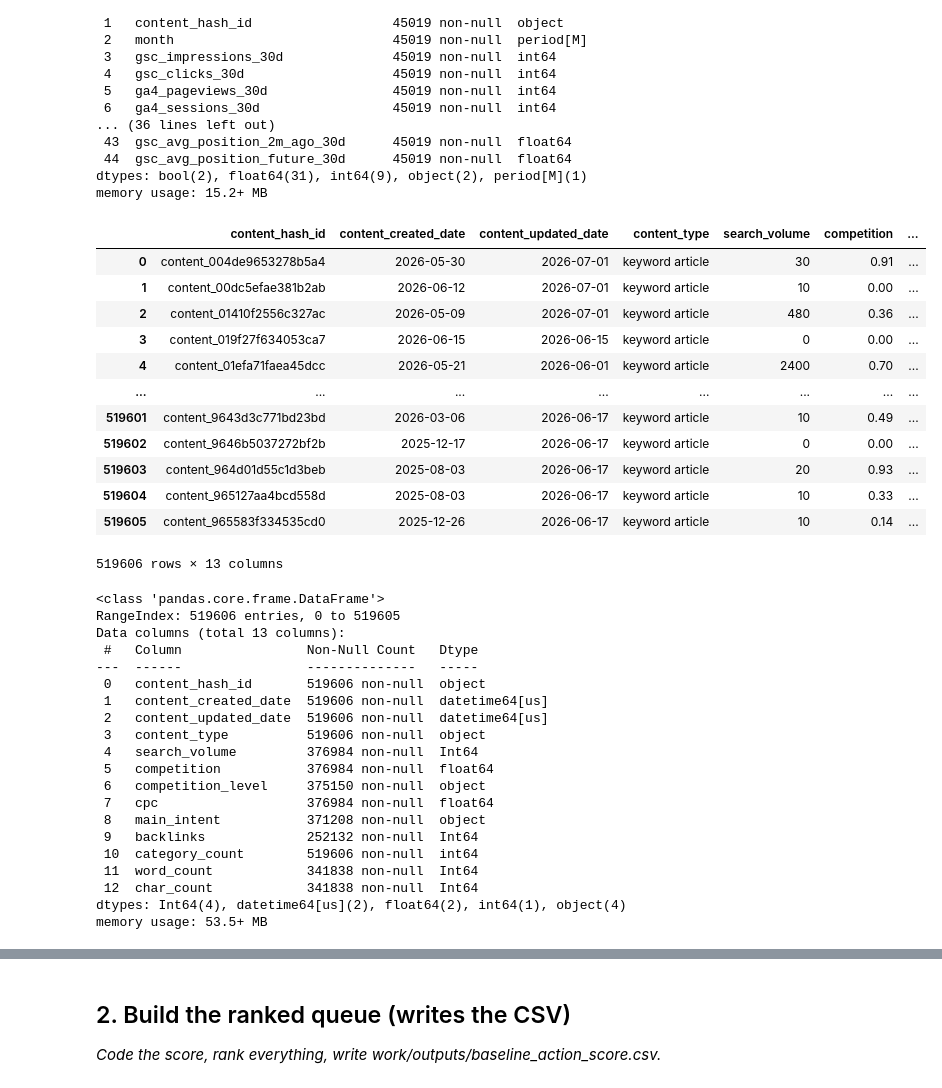
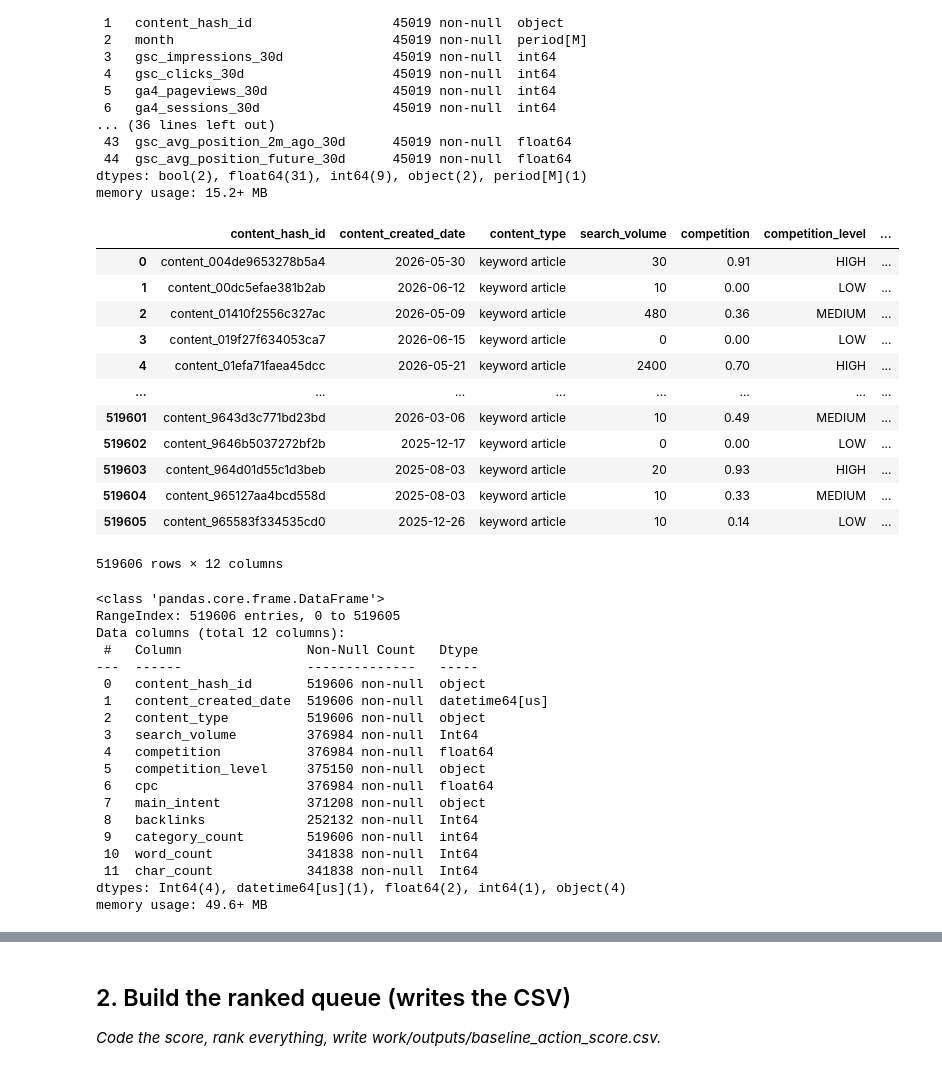
Before and after one commit to octane21/flyrank-internship-ML, a Jupyter notebook: work/notebooks/w04_baseline_score.ipynb, the cells around one changed output, grey strips where cells are left out. Cells and saved outputs as stored; diff of their text form; code cells hidden in the pictures.

```diff
--- a/work/notebooks/w04_baseline_score.ipynb
+++ b/work/notebooks/w04_baseline_score.ipynb
@@ -304,60 +304,58 @@ memory usage: 15.2+ MB
 # %%
 contents = con.sql(f"""
 SELECT
     content_hash_id,
     content_created_date,
-    content_updated_date,
     content_type,
     search_volume,
     competition,
     competition_level,
     cpc,
     main_intent,
     backlinks,
     category_count,
     word_count,
     char_count
 FROM {TABLES['dim_content']}
 """).df()
 
 contents
 # %% [output]
-|  | content_hash_id | content_created_date | content_updated_date | content_type | search_volume | competition | ... |
-| 0 | content_004de9653278b5a4 | 2026-05-30 | 2026-07-01 | keyword article | 30 | 0.91 | ... |
-| 1 | content_00dc5efae381b2ab | 2026-06-12 | 2026-07-01 | keyword article | 10 | 0.00 | ... |
-| 2 | content_01410f2556c327ac | 2026-05-09 | 2026-07-01 | keyword article | 480 | 0.36 | ... |
-| 3 | content_019f27f634053ca7 | 2026-06-15 | 2026-06-15 | keyword article | 0 | 0.00 | ... |
-| 4 | content_01efa71faea45dcc | 2026-05-21 | 2026-06-01 | keyword article | 2400 | 0.70 | ... |
+|  | content_hash_id | content_created_date | content_type | search_volume | competition | competition_level | ... |
+| 0 | content_004de9653278b5a4 | 2026-05-30 | keyword article | 30 | 0.91 | HIGH | ... |
+| 1 | content_00dc5efae381b2ab | 2026-06-12 | keyword article | 10 | 0.00 | LOW | ... |
+| 2 | content_01410f2556c327ac | 2026-05-09 | keyword article | 480 | 0.36 | MEDIUM | ... |
+| 3 | content_019f27f634053ca7 | 2026-06-15 | keyword article | 0 | 0.00 | LOW | ... |
+| 4 | content_01efa71faea45dcc | 2026-05-21 | keyword article | 2400 | 0.70 | HIGH | ... |
 | ... | ... | ... | ... | ... | ... | ... | ... |
-| 519601 | content_9643d3c771bd23bd | 2026-03-06 | 2026-06-17 | keyword article | 10 | 0.49 | ... |
-| 519602 | content_9646b5037272bf2b | 2025-12-17 | 2026-06-17 | keyword article | 0 | 0.00 | ... |
-| 519603 | content_964d01d55c1d3beb | 2025-08-03 | 2026-06-17 | keyword article | 20 | 0.93 | ... |
-| 519604 | content_965127aa4bcd558d | 2025-08-03 | 2026-06-17 | keyword article | 10 | 0.33 | ... |
-| 519605 | content_965583f334535cd0 | 2025-12-26 | 2026-06-17 | keyword article | 10 | 0.14 | ... |
+| 519601 | content_9643d3c771bd23bd | 2026-03-06 | keyword article | 10 | 0.49 | MEDIUM | ... |
+| 519602 | content_9646b5037272bf2b | 2025-12-17 | keyword article | 0 | 0.00 | LOW | ... |
+| 519603 | content_964d01d55c1d3beb | 2025-08-03 | keyword article | 20 | 0.93 | HIGH | ... |
+| 519604 | content_965127aa4bcd558d | 2025-08-03 | keyword article | 10 | 0.33 | MEDIUM | ... |
+| 519605 | content_965583f334535cd0 | 2025-12-26 | keyword article | 10 | 0.14 | LOW | ... |
-519606 rows × 13 columns
+519606 rows × 12 columns
 # %%
 contents.info()
 # %% [output]
 <class 'pandas.core.frame.DataFrame'>
 RangeIndex: 519606 entries, 0 to 519605
-Data columns (total 13 columns):
+Data columns (total 12 columns):
  #   Column                Non-Null Count   Dtype
 ---  ------                --------------   -----
  0   content_hash_id       519606 non-null  object
  1   content_created_date  519606 non-null  datetime64[us]
- 2   content_updated_date  519606 non-null  datetime64[us]
- 3   content_type          519606 non-null  object
- 4   search_volume         376984 non-null  Int64
- 5   competition           376984 non-null  float64
- 6   competition_level     375150 non-null  object
- 7   cpc                   376984 non-null  float64
- 8   main_intent           371208 non-null  object
- 9   backlinks             252132 non-null  Int64
- 10  category_count        519606 non-null  int64
- 11  word_count            341838 non-null  Int64
- 12  char_count            341838 non-null  Int64
-dtypes: Int64(4), datetime64[us](2), float64(2), int64(1), object(4)
-memory usage: 53.5+ MB
+ 2   content_type          519606 non-null  object
+ 3   search_volume         376984 non-null  Int64
+ 4   competition           376984 non-null  float64
+ 5   competition_level     375150 non-null  object
+ 6   cpc                   376984 non-null  float64
+ 7   main_intent           371208 non-null  object
+ 8   backlinks             252132 non-null  Int64
+ 9   category_count        519606 non-null  int64
+ 10  word_count            341838 non-null  Int64
+ 11  char_count            341838 non-null  Int64
+dtypes: Int64(4), datetime64[us](1), float64(2), int64(1), object(4)
+memory usage: 49.6+ MB
 # %%
 dataset = dataset.merge(contents, on='content_hash_id', how='inner')
 dataset
```
Also changed, not shown: parts of 8 cells of this notebook.
